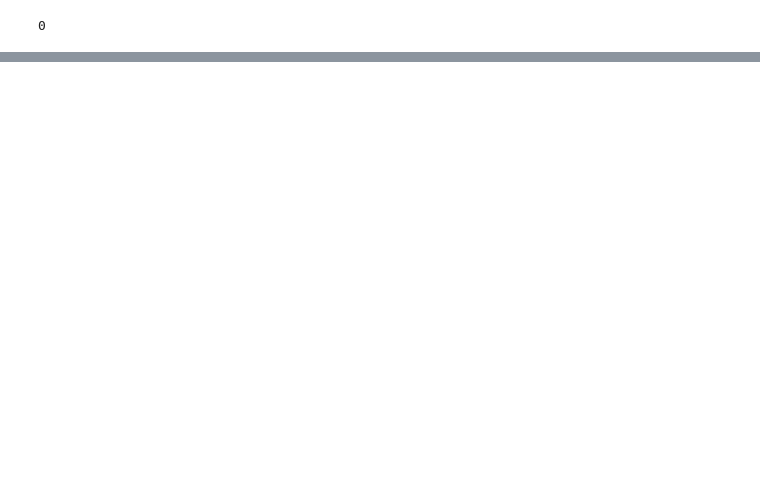
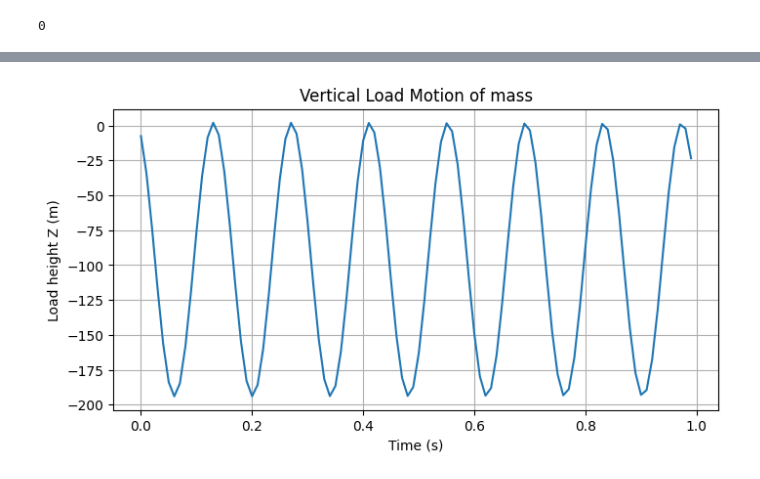
Before and after one commit to cpierer3/myASC-ODE, a Jupyter notebook: mechsystem/mass_spring.ipynb, the cells around one changed output, grey strips where cells are left out. Saved outputs shown, nothing was run; the diff lists cells and outputs as text; code cells hidden in the pictures; blank space fills up the shorter version.

```diff
--- a/mechsystem/mass_spring.ipynb
+++ b/mechsystem/mass_spring.ipynb
@@ -88,0 +197,20 @@ for i in range(10000):
+# %%
+
+if len(load_positions) < 10:
+    print("Not enough data for analysis")
+else:
+    load_pos = np.array(load_positions)
+    time = np.array(time_steps)
+
+    z = load_pos[:, 2]
+
+    # Plot
+    plt.figure(figsize=(8, 4))
+    plt.plot(time, z)
+    plt.xlabel("Time (s)")
+    plt.ylabel("Load height Z (m)")
+    plt.title("Vertical Load Motion of mass")
+    plt.grid(True)
+    plt.show()
+# %% [output]
+[figure, added]
```
Also changed, not shown: parts of 5 cells of this notebook, 1 other file.
